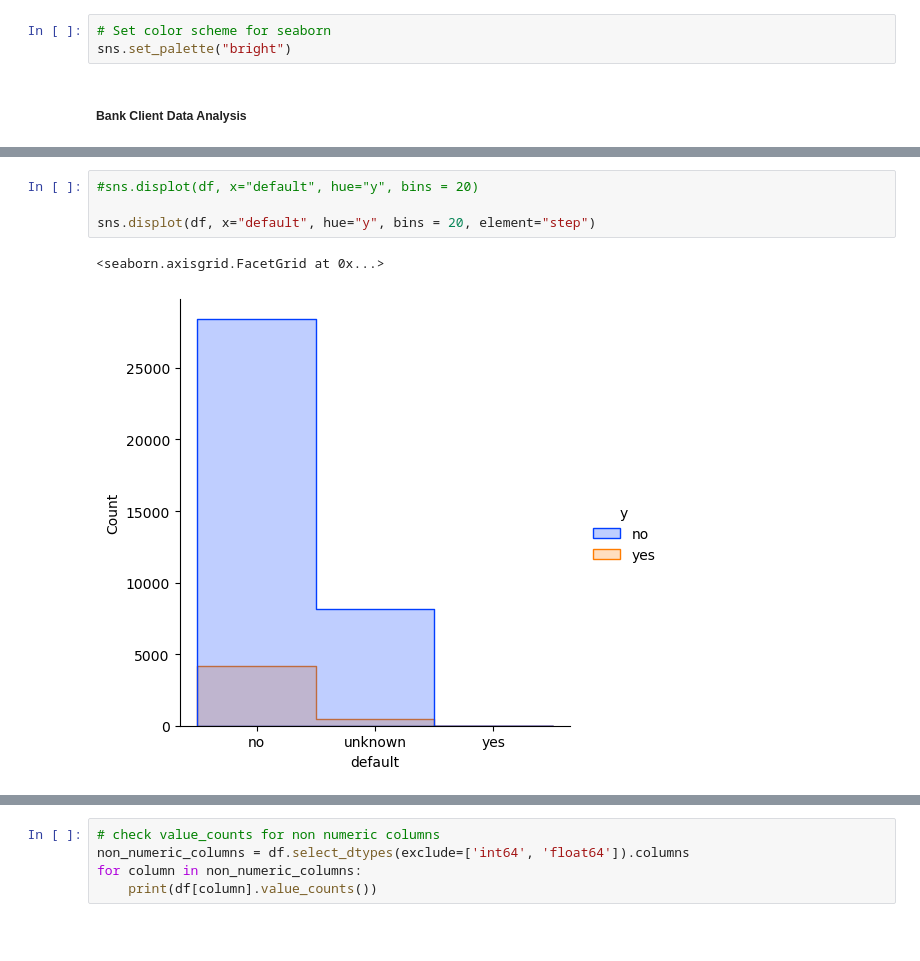
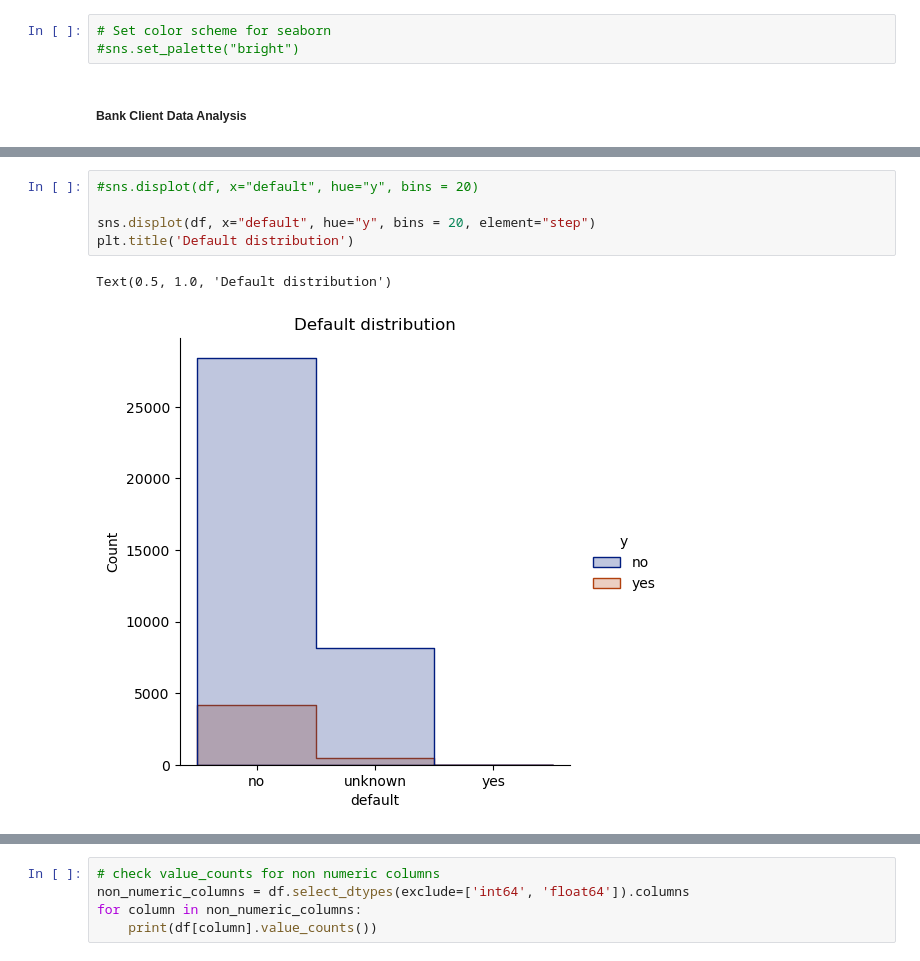
Before and after one commit to cdungca/comparing-classifiers, a Jupyter notebook: prompt_III.ipynb, the cells around one changed output, grey strips where cells are left out. Cells and saved outputs as stored; diff of their text form; blank space fills up the shorter version.

```diff
--- a/prompt_III.ipynb
+++ b/prompt_III.ipynb
@@ -148,6 +148,6 @@ y                 0
 dtype: int64
 # %%
 # Set color scheme for seaborn
-sns.set_palette("bright")
+#sns.set_palette("bright")
 # %% [markdown]
 ##### Bank Client Data Analysis
@@ -183,9 +180,10 @@ sns.displot(df, x="marital", hue="y", bins = 20, element="step")
 # %%
 #sns.displot(df, x="default", hue="y", bins = 20)
 
 sns.displot(df, x="default", hue="y", bins = 20, element="step")
+plt.title('Default distribution')
 # %% [output]
-<seaborn.axisgrid.FacetGrid at 0x...>
+Text(0.5, 1.0, 'Default distribution')
-[figure, old version]
+[figure, new version]
 # %%
 sns.displot(df, x="loan", hue="y", bins = 20, element="step")
```
Also changed, not shown: parts of 29 cells of this notebook, 16 other files.
